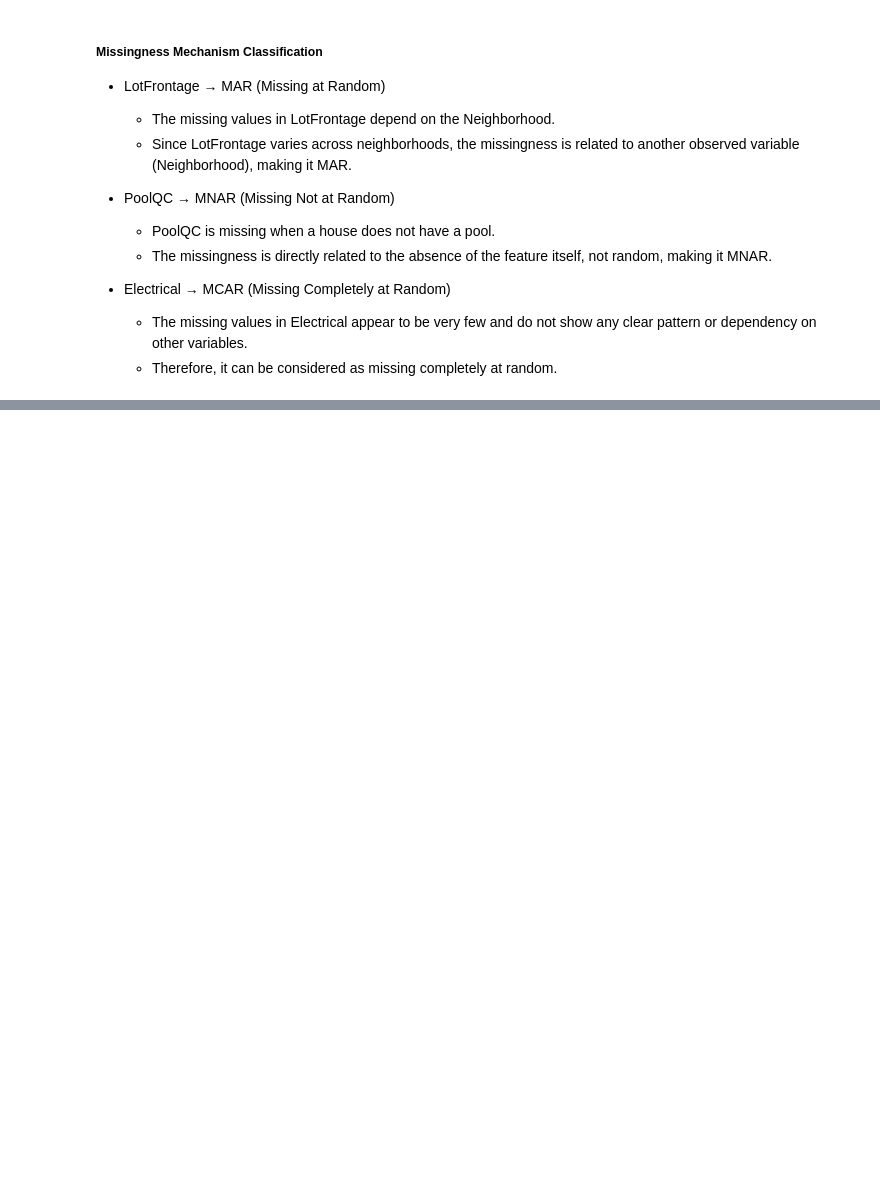
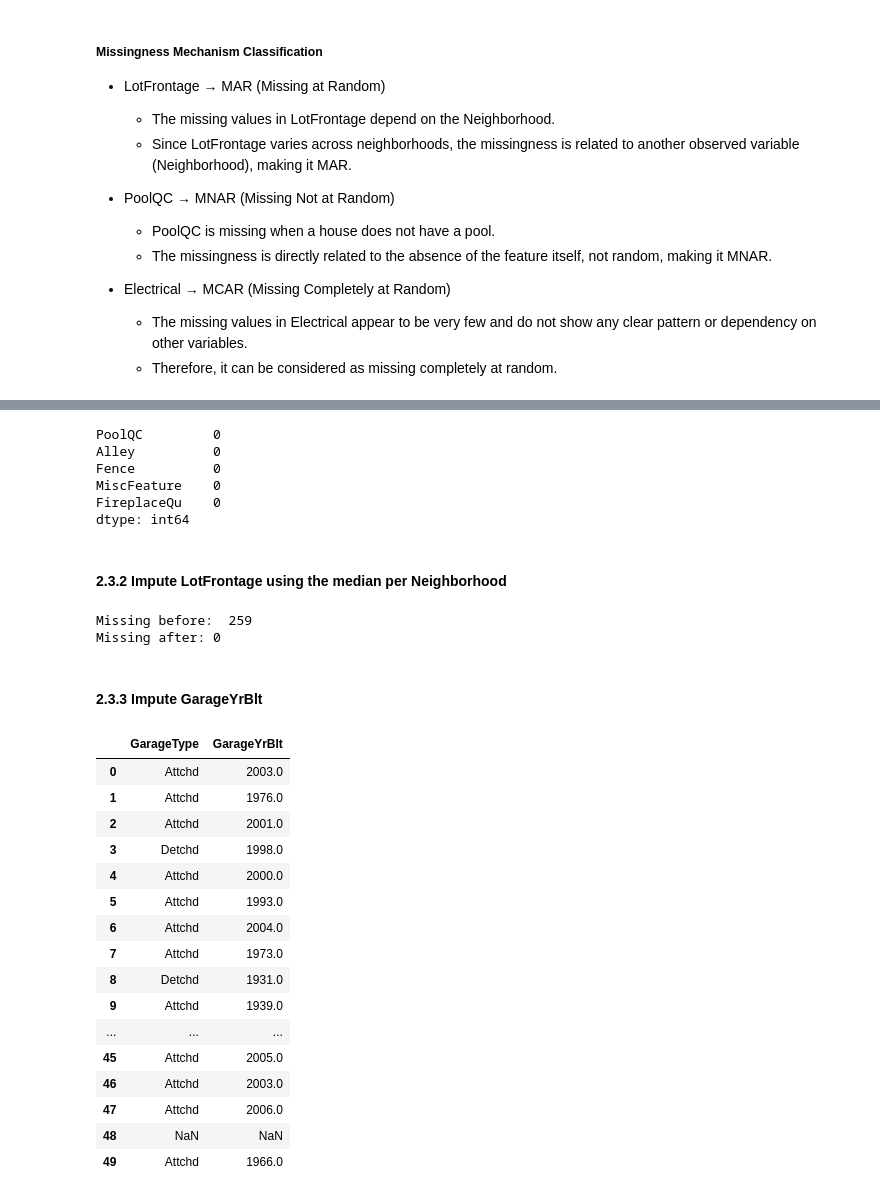
Before and after one commit to pinithasavidya617/pandas-data-analysis-practice, a Jupyter notebook: Data Processing Project/ames_analysis.ipynb, the cells around one changed output, grey strips where cells are left out. Drawn from its saved outputs; the diff is of its cells as text; code cells hidden in the pictures; blank space fills up the shorter version.

```diff
--- a/Data Processing Project/ames_analysis.ipynb
+++ b/Data Processing Project/ames_analysis.ipynb
@@ -428,0 +433,4 @@ Name: LotFrontage, dtype: float64
+# %%
+cols = ['PoolQC', 'Alley', 'Fence', 'MiscFeature', 'FireplaceQu']
+df[cols] = df[cols].fillna("None")
+df[cols].head()
@@ -428,0 +444,42 @@ Name: LotFrontage, dtype: float64
+# %%
+df[cols].isnull().sum()
+# %% [output]
+PoolQC         0
+Alley          0
+Fence          0
+MiscFeature    0
+FireplaceQu    0
+dtype: int64
+# %% [markdown]
+#### 2.3.2 Impute LotFrontage using the median per Neighborhood
+# %%
+print("Missing before: ", df['LotFrontage'].isnull().sum())
+df['LotFrontage'] = df['LotFrontage'].fillna(
+    df.groupby('Neighborhood')['LotFrontage'].transform('median')
+)
+print("Missing after:", df['LotFrontage'].isnull().sum())
+# %% [output]
+Missing before:  259
+Missing after: 0
+# %% [markdown]
+#### 2.3.3 Impute GarageYrBlt
+# %%
+df[['GarageType', 'GarageYrBlt']].head(50)
+# %% [output]
+|  | GarageType | GarageYrBlt |
+| 0 | Attchd | 2003.0 |
+| 1 | Attchd | 1976.0 |
+| 2 | Attchd | 2001.0 |
+| 3 | Detchd | 1998.0 |
+| 4 | Attchd | 2000.0 |
+| 5 | Attchd | 1993.0 |
+| 6 | Attchd | 2004.0 |
+| 7 | Attchd | 1973.0 |
+| 8 | Detchd | 1931.0 |
+| 9 | Attchd | 1939.0 |
+| ... | ... | ... |
+| 45 | Attchd | 2005.0 |
+| 46 | Attchd | 2003.0 |
+| 47 | Attchd | 2006.0 |
+| 48 | NaN | NaN |
+| 49 | Attchd | 1966.0 |
```
Also changed, not shown: parts of 8 cells of this notebook.
